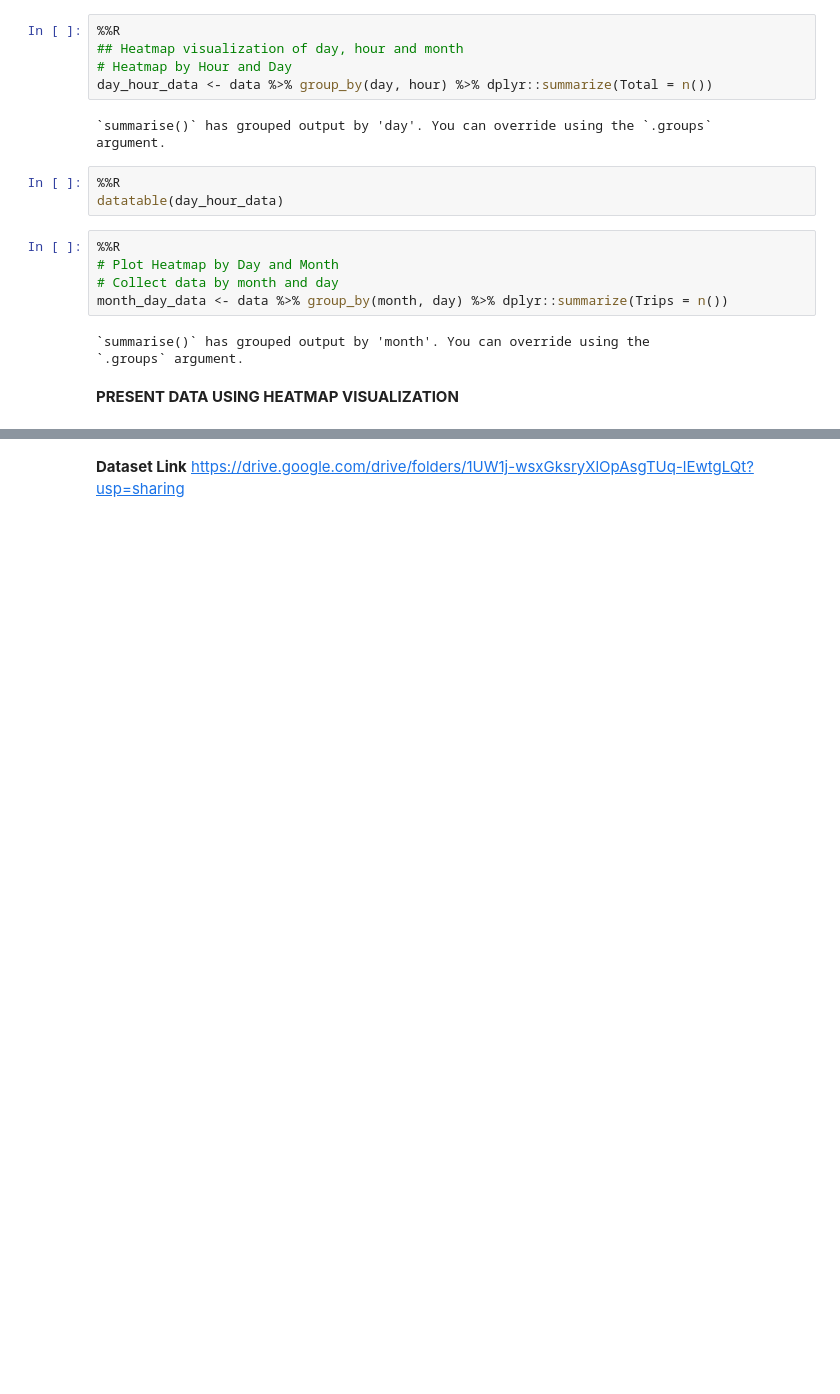
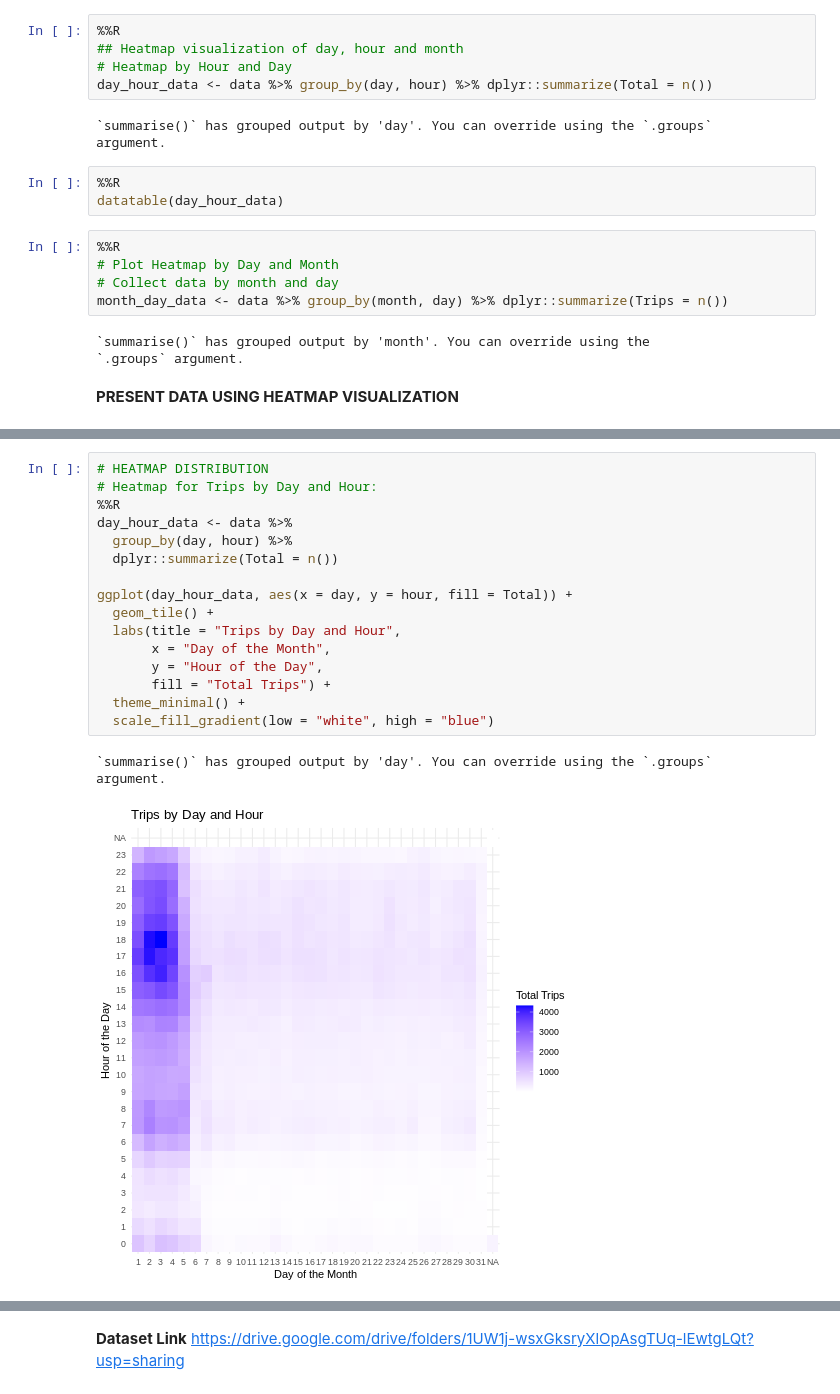
Before and after one commit to rajatrai30/ubder-data-analysis-usinf-R, a Jupyter notebook: BDA_PROJECT_2023_pynb.ipynb, the cells around one changed output, grey strips where cells are left out. Drawn from its saved outputs; the diff is of its cells as text; blank space fills up the shorter version.

```diff
--- a/BDA_PROJECT_2023_pynb.ipynb
+++ b/BDA_PROJECT_2023_pynb.ipynb
@@ -308,2 +305,22 @@ month_day_data
 # ℹ 174 more rows
 # ℹ Use `print(n = ...)` to see more rows
+# %%
+# HEATMAP DISTRIBUTION
+# Heatmap for Trips by Day and Hour:
+%%R
+day_hour_data <- data %>%
+  group_by(day, hour) %>%
+  dplyr::summarize(Total = n())
+
+ggplot(day_hour_data, aes(x = day, y = hour, fill = Total)) +
+  geom_tile() +
+  labs(title = "Trips by Day and Hour",
+       x = "Day of the Month",
+       y = "Hour of the Day",
+       fill = "Total Trips") +
+  theme_minimal() +
+  scale_fill_gradient(low = "white", high = "blue")
+# %% [output]
+`summarise()` has grouped output by 'day'. You can override using the `.groups`
+argument.
+[figure, added]
```
Also changed, not shown: parts of 10 cells of this notebook.
